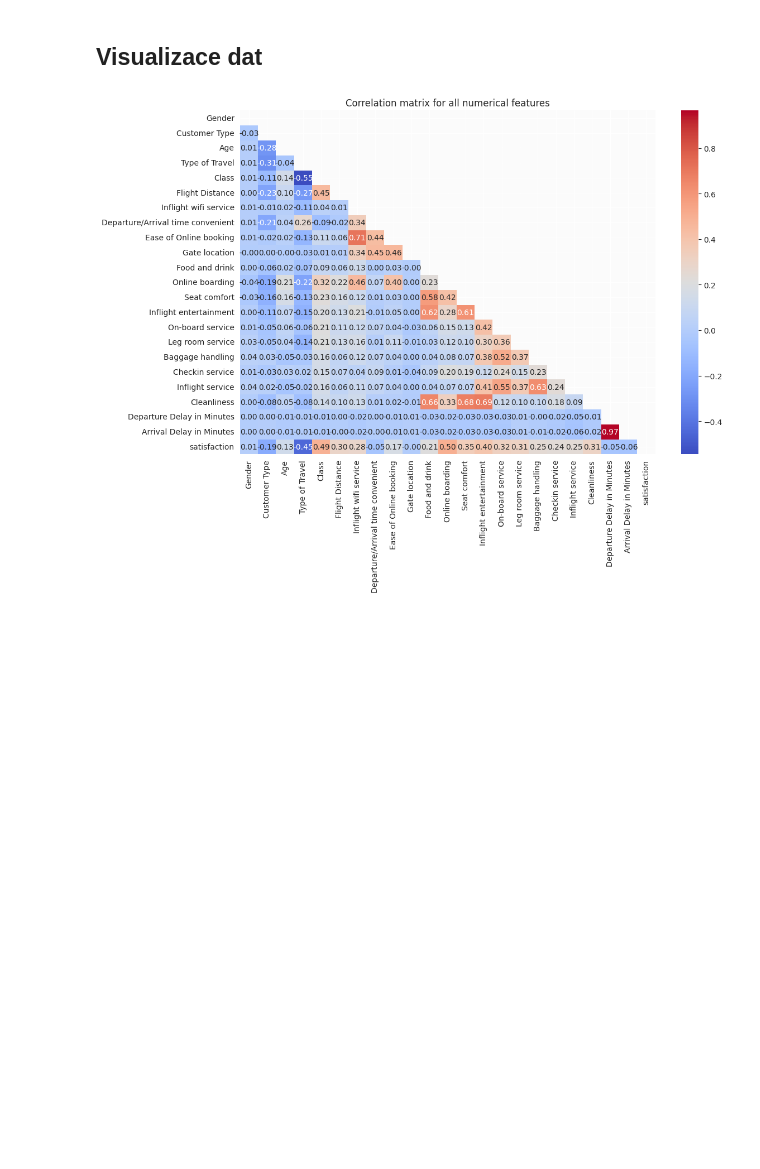
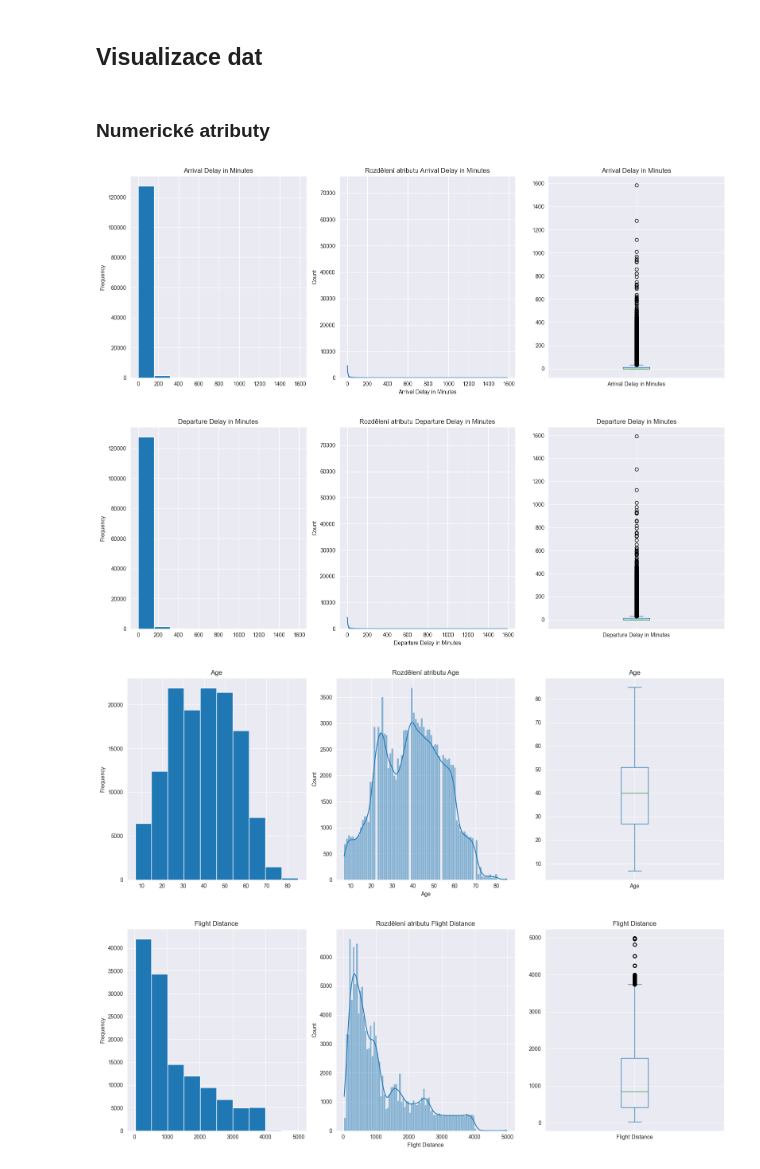
Before and after one commit to SLI0124/strojove-uceni, a Jupyter notebook: projects/data_clustering.ipynb, the cells around one changed output. Cells and saved outputs as stored; diff of their text form; code cells hidden in the pictures; blank space fills up the shorter version.

```diff
--- a/projects/data_clustering.ipynb
+++ b/projects/data_clustering.ipynb
@@ -185,7 +196,7 @@ print(df_copy["Class"].unique())
 # %%
-binary_columns = df_copy.select_dtypes(include=["object"]).columns
+binary_columns = df_encoded.select_dtypes(include=["object"]).columns
 for column in binary_columns:
-    print(f"{column}: {df_copy[column].unique()}")
+    print(f"{column}: {df_encoded[column].unique()}")
 # %% [output]
 Gender: ['Male' 'Female']
 Customer Type: ['Loyal Customer' 'disloyal Customer']
@@ -201,0 +236,3 @@ for column in categorical_columns:
+# %%
+for column in binary_columns:
+    df_encoded[column] = df_encoded[column].map(categorical_dict_mapping[column])
@@ -211,13 +256,40 @@ satisfaction: [0 1]
 # %% [markdown]
 ## Visualizace dat
-# %%
-mask = np.triu(np.ones_like(df_copy.corr(), dtype=bool))
-
-plt.figure(figsize=(12, 8))
-ax = sns.heatmap(df_copy.corr(), annot=True, fmt=".2f", cmap="coolwarm", mask=mask, annot_kws={"size": 10})
-ax.set_title("Correlation matrix for all numerical features")
-ax.set_facecolor("#FBFBFB")
-
-plt.show()
-# %% [output]
-[figure, removed]
+# %%
+numerical_categorical_columns = ["Arrival Delay in Minutes", "Departure Delay in Minutes", "Age", "Flight Distance"]
+binary_categorical_columns = ["satisfaction", "Type of Travel", "Customer Type", "Gender", "Class"]
+category_categorical_columns = ["Cleanliness", "Inflight service", "Checkin service", "Baggage handling",
+                                "Leg room service", "On-board service", "Inflight entertainment", "Seat comfort",
+                                "Online boarding", "Food and drink", "Gate location", "Ease of Online booking",
+                                "Departure/Arrival time convenient", "Inflight wifi service"]
+# %% [markdown]
+### Numerické atributy
+# %%
+def plot_numerical_attributes(dataframe):
+    for index in numerical_categorical_columns:
+        plt.figure(figsize=(16, 6))
+
+        # Histogram
+        plt.subplot(1, 3, 1)
+        dataframe[index].plot(kind='hist')
+        plt.title(f'{index}')
+
+        # Distribution Plot with Fitted Normal Distribution
+        plt.subplot(1, 3, 2)
+        sns.histplot(dataframe[index], kde=True)
+        plt.title(f'Rozdělení atributu {index}')
+
+        # Box Plot
+        plt.subplot(1, 3, 3)
+        dataframe[index].plot(kind='box')
+        plt.title(f'{index}')
+
+        plt.tight_layout()
+        plt.show()
+# %%
+plot_numerical_attributes(df_encoded)
+# %% [output]
+[figure, added]
+[figure, added]
+[figure, added]
+[figure, added]
```
Also changed, not shown: parts of 48 cells of this notebook.
